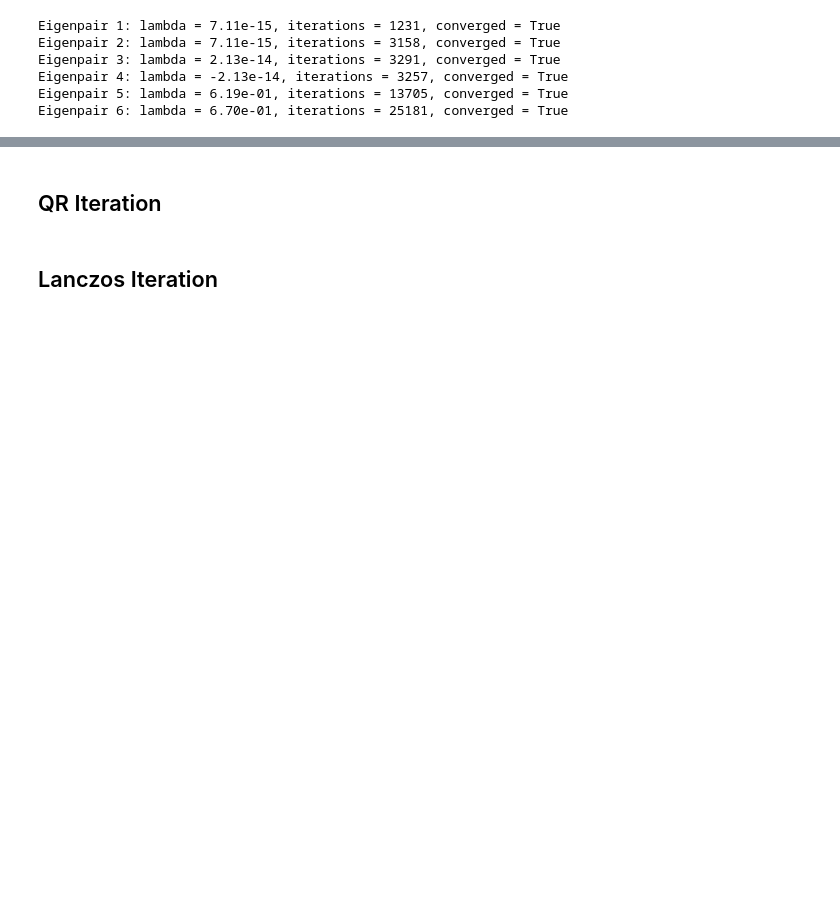
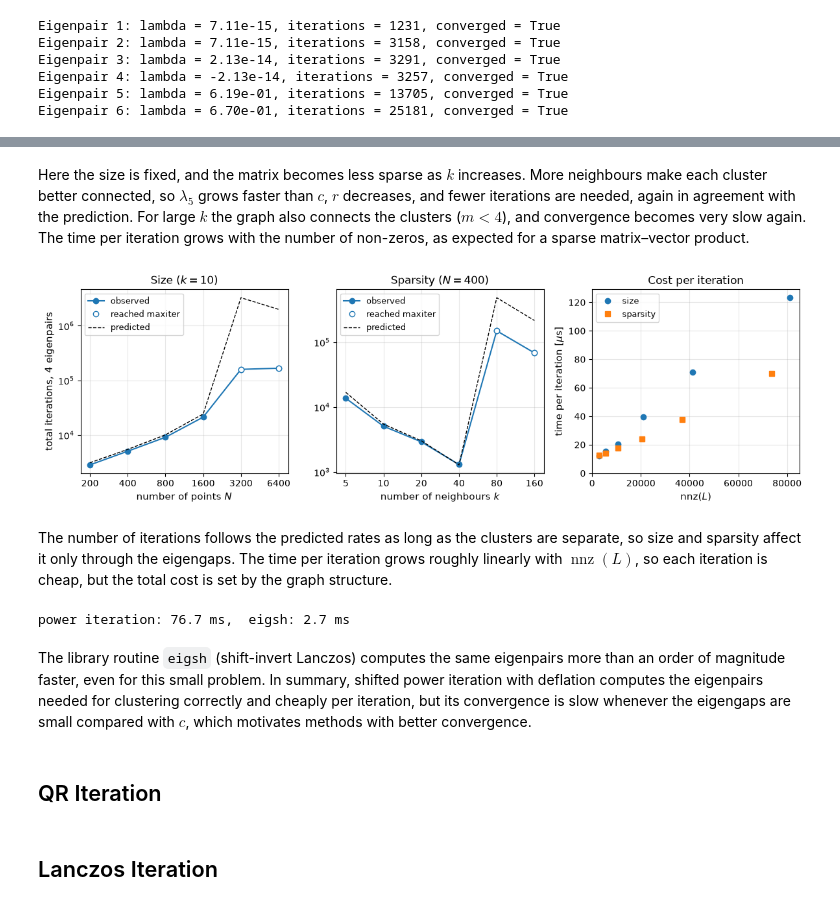
Before and after one commit to theaboge/spectral_clustering, a Jupyter notebook: handin.ipynb, the cells around one changed output, grey strips where cells are left out. Cells and saved outputs as stored; diff of their text form; code cells hidden in the pictures; blank space fills up the shorter version.

Commit message:
power iteration done

```diff
--- a/handin.ipynb
+++ b/handin.ipynb
@@ -855,0 +703,14 @@ Adjusted Rand index vs. Part 1 (moons): 1.0000
+# %%
+# Sparsity: fixed data set with N = 400 points, increasing number of neighbours k
+np.random.seed(0)
+X_s = make_data(n=100)
+sparse_k, sparse_res = [], []
+for k in [5, 10, 20, 40, 80, 160]:
+    L_k = build_laplacian(X_s, k=k)
+    sparse_k.append(k)
+    sparse_res.append(size_sparsity_run(L_k))
+
+print("    k      nnz  nnz/row   m   lambda_5   iterations   predicted   converged   time/iter [us]")
+for k, r in zip(sparse_k, sparse_res):
+    print(f"{k:5d} {r['nnz']:8d} {r['nnz'] / 400:8.1f} {r['m']:3d} {r['lam_next']:10.3g} {r['iters']:12d} "
+          f"{r['pred']:11.3g} {str(r['conv']):>11} {1e6 * r['t_iter']:16.1f}")
@@ -856,3 +725,55 @@ Adjusted Rand index vs. Part 1 (moons): 1.0000
+# %% [markdown]
+Here the size is fixed, and the matrix becomes less sparse as $k$ increases. More neighbours make each cluster better connected, so $\lambda_5$ grows faster than $c$, $r$ decreases, and fewer iterations are needed, again in agreement with the prediction. For large $k$ the graph also connects the clusters ($m < 4$), and convergence becomes very slow again. The time per iteration grows with the number of non-zeros, as expected for a sparse matrix–vector product.
+# %%
+# Dependence on size and sparsity: iterations vs. N and k, and time per iteration vs. nnz(L)
+fig, ax = plt.subplots(1, 3, figsize=(12, 3.8))
+
+for a, x, res, xlabel, title in [(ax[0], size_N, size_res, "number of points $N$", "Size ($k = 10$)"),
+                                 (ax[1], sparse_k, sparse_res, "number of neighbours $k$", "Sparsity ($N = 400$)")]:
+    iters = [r["iters"] for r in res]
+    a.loglog(x, iters, "o-", color="C0", label="observed")
+    a.loglog([xi for xi, r in zip(x, res) if not r["conv"]], [r["iters"] for r in res if not r["conv"]],
+             "o", color="C0", mfc="white", label="reached maxiter")             # hollow: not converged
+    a.loglog(x, [r["pred"] for r in res], "k--", lw=1, label="predicted")
+    a.set_xticks(x, x); a.minorticks_off()
+    a.set_xlabel(xlabel, fontsize=11); a.set_title(title, fontsize=12)
+    a.grid(alpha=0.3); a.legend(fontsize=9)
+ax[0].set_ylabel("total iterations, 4 eigenpairs", fontsize=11)
+
+ax[2].plot([r["nnz"] for r in size_res], [1e6 * r["t_iter"] for r in size_res], "o", label="size")
+ax[2].plot([r["nnz"] for r in sparse_res], [1e6 * r["t_iter"] for r in sparse_res], "s", label="sparsity")
+ax[2].set_xlim(left=0); ax[2].set_ylim(bottom=0)
+ax[2].set_xlabel(r"$\mathrm{nnz}(L)$", fontsize=11); ax[2].set_ylabel(r"time per iteration [$\mu$s]", fontsize=11)
+ax[2].set_title("Cost per iteration", fontsize=12)
+ax[2].grid(alpha=0.3); ax[2].legend(fontsize=9)
+
+fig.tight_layout()
+fig.savefig("figures/power_size_sparsity.svg", bbox_inches="tight")
+plt.show()
+# %% [output]
+[figure, added]
+# %% [markdown]
+The number of iterations follows the predicted rates as long as the clusters are separate, so size and sparsity affect it only through the eigengaps. The time per iteration grows roughly linearly with $\operatorname{nnz}(L)$, so each iteration is cheap, but the total cost is set by the graph structure.
+# %%
+# Comparison with the library: our power iteration vs. scipy.sparse.linalg.eigsh, Gaussian dataset (N = 400)
+t0 = time.perf_counter()
+found = []
+for j in range(4):
+    lam, v, n_iter, conv, hist = power_iteration(L, maxiter=50000, seed=j, c=c, found=found)
+    found.append(v)
+t_power = time.perf_counter() - t0
+
+t_eigsh = np.inf
+for _ in range(5):                                     # best of 5, to exclude one-off start-up cost
+    t0 = time.perf_counter()
+    eigsh(L, k=4, sigma=-1e-3, which='LM')             # shift-invert Lanczos (library)
+    t_eigsh = min(t_eigsh, time.perf_counter() - t0)
+
+print(f"power iteration: {1e3 * t_power:.1f} ms,  eigsh: {1e3 * t_eigsh:.1f} ms")
+# %% [output]
+power iteration: 76.7 ms,  eigsh: 2.7 ms
+# %% [markdown]
+The library routine `eigsh` (shift-invert Lanczos) computes the same eigenpairs more than an order of magnitude faster, even for this small problem. In summary, shifted power iteration with deflation computes the eigenpairs needed for clustering correctly and cheaply per iteration, but its convergence is slow whenever the eigengaps are small compared with $c$, which motivates methods with better convergence.
 # %% [markdown]
 ## QR Iteration
 # %% [markdown]
```
Also changed, not shown: parts of 46 cells of this notebook, 6 other files.
